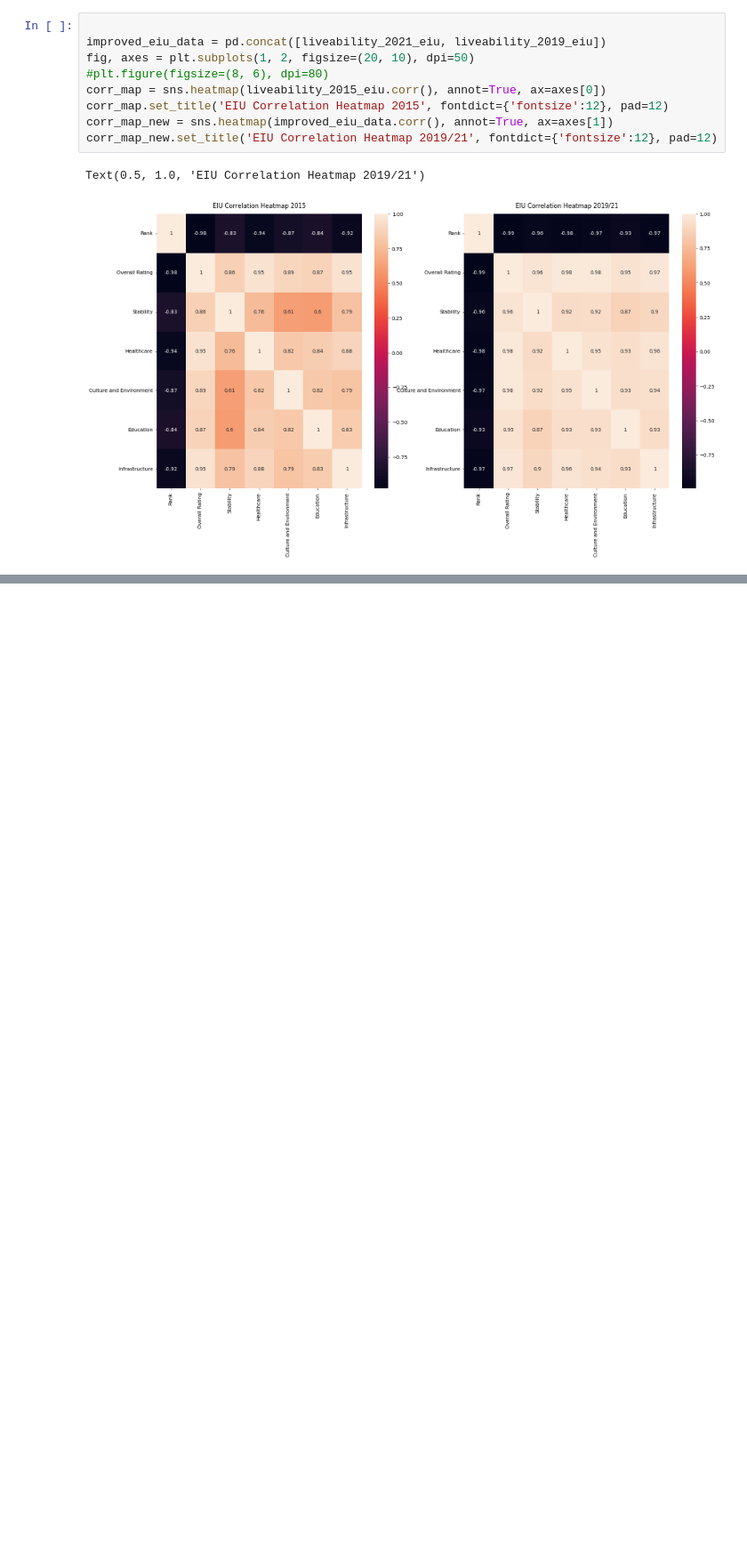
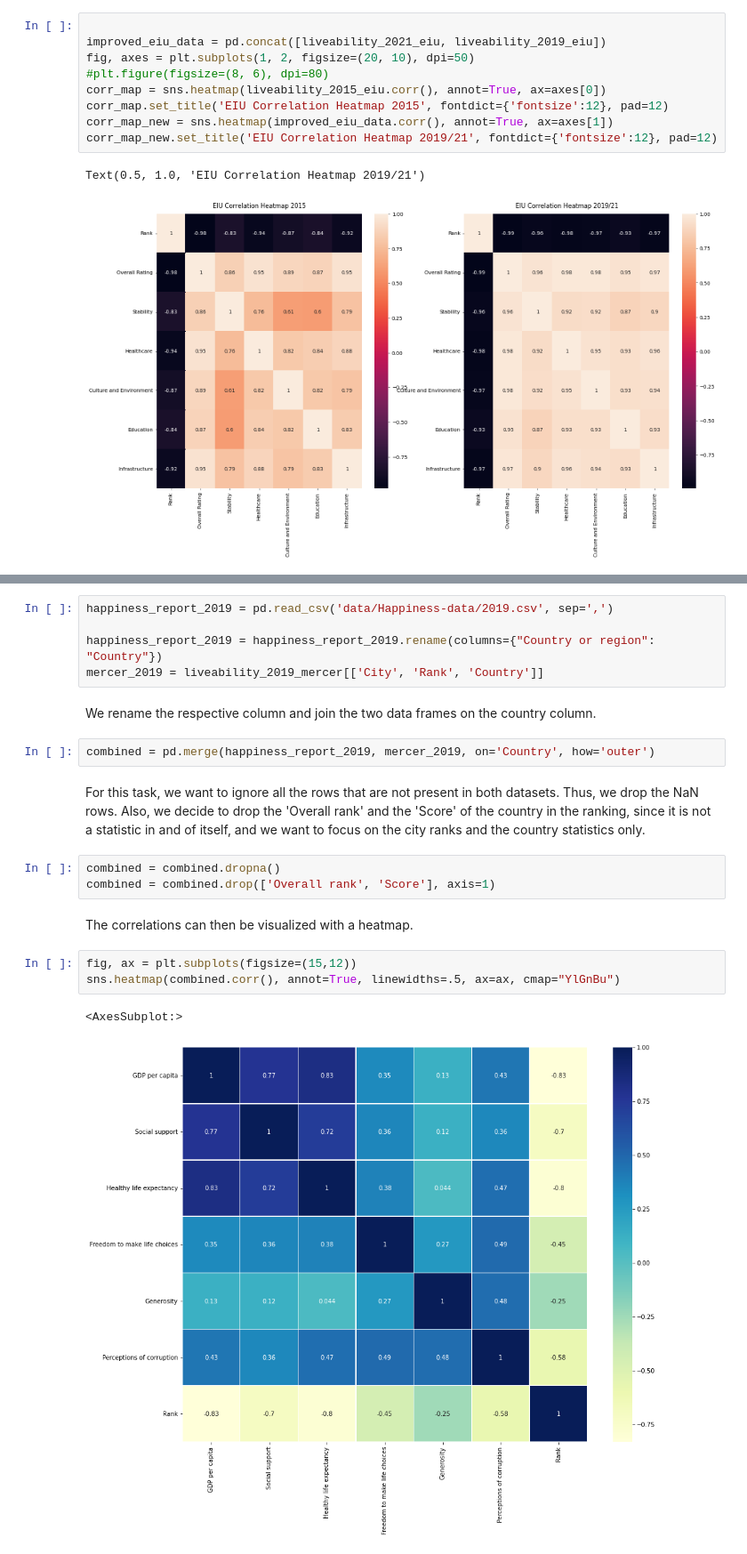
Before and after one commit to lukasthekid/liveability-ex, a Jupyter notebook: ex3.ipynb, the cells around one changed output, grey strips where cells are left out. Shown at 89% size. Saved outputs shown, nothing was run; the diff lists cells and outputs as text; blank space fills up the shorter version.

```diff
--- a/ex3.ipynb
+++ b/ex3.ipynb
@@ -395,0 +460,22 @@ Text(0.5, 1.0, 'EIU Correlation Heatmap 2019/21')
+# %%
+happiness_report_2019 = pd.read_csv('data/Happiness-data/2019.csv', sep=',')
+
+happiness_report_2019 = happiness_report_2019.rename(columns={"Country or region": "Country"})
+mercer_2019 = liveability_2019_mercer[['City', 'Rank', 'Country']]
+# %% [markdown]
+We rename the respective column and join the two data frames on the country column.
+# %%
+combined = pd.merge(happiness_report_2019, mercer_2019, on='Country', how='outer')
+# %% [markdown]
+For this task, we want to ignore all the rows that are not present in both datasets. Thus, we drop the NaN rows. Also, we decide to drop the 'Overall rank' and the 'Score' of the country in the ranking, since it is not a statistic in and of itself, and we want to focus on the city ranks and the country statistics only.
+# %%
+combined = combined.dropna()
+combined = combined.drop(['Overall rank', 'Score'], axis=1)
+# %% [markdown]
+The correlations can then be visualized with a heatmap.
+# %%
+fig, ax = plt.subplots(figsize=(15,12))
+sns.heatmap(combined.corr(), annot=True, linewidths=.5, ax=ax, cmap="YlGnBu")
+# %% [output]
+<AxesSubplot:>
+[figure, added]
```
Also changed, not shown: parts of 16 cells of this notebook.
